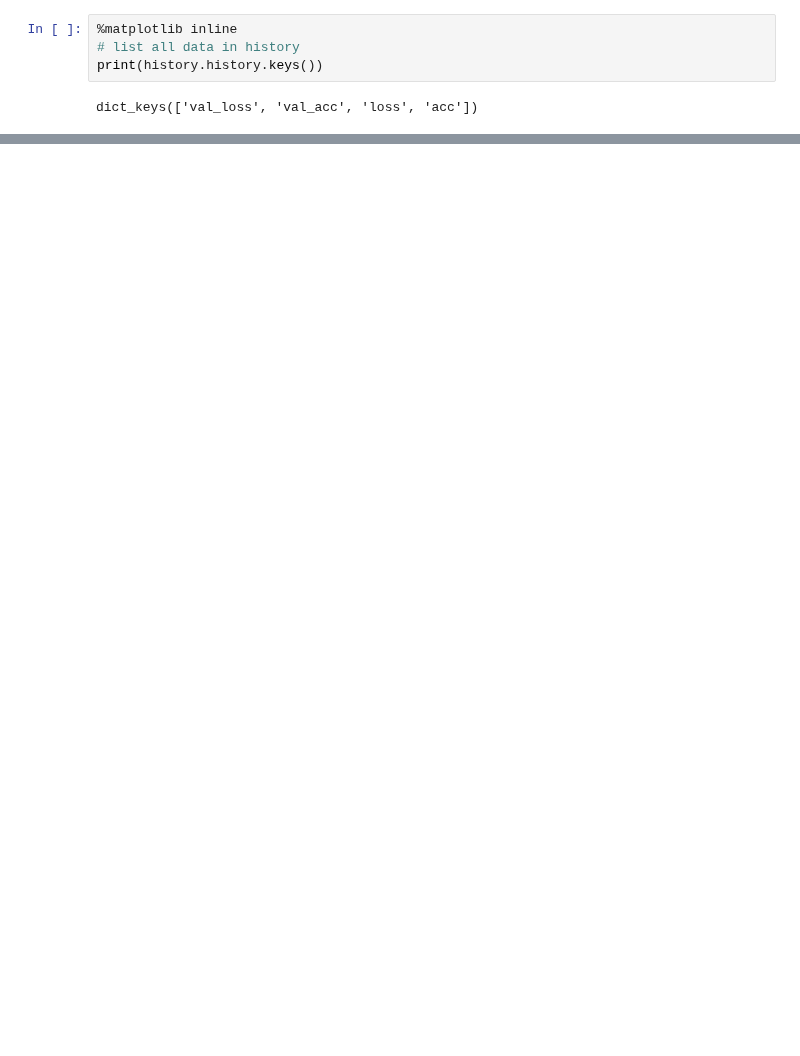
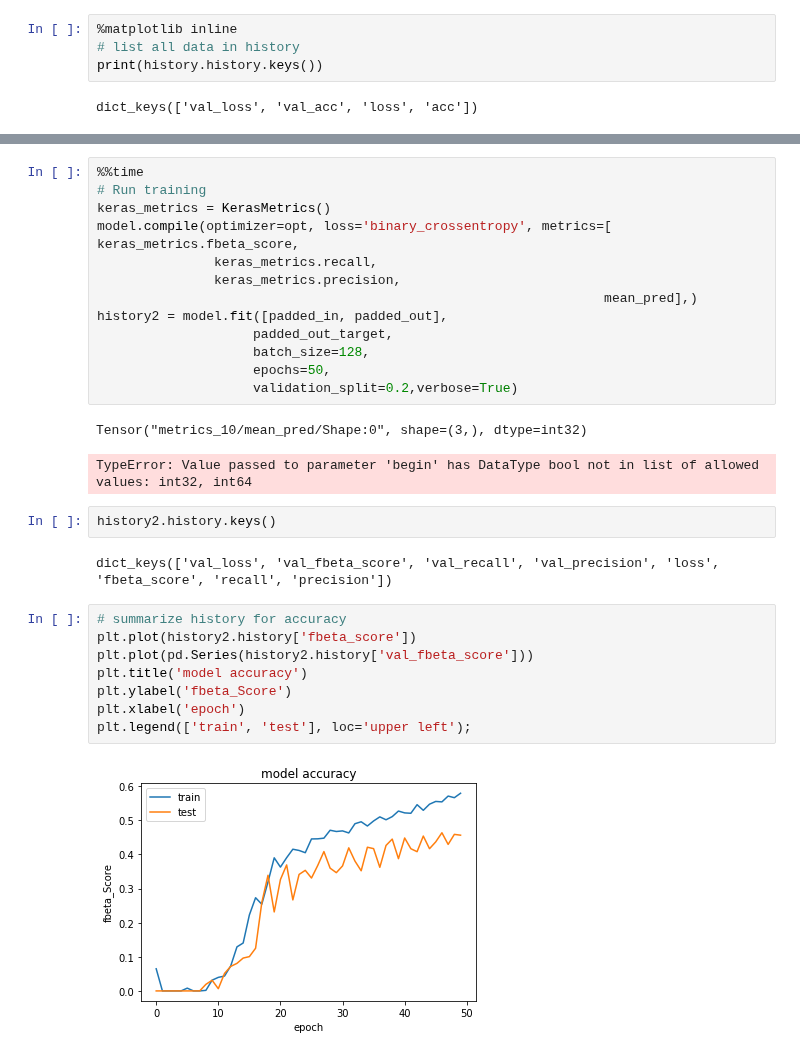
Before and after one commit to beatrizalbiero/MsResearch, a Jupyter notebook: input_features.ipynb, the cells around one changed output, grey strips where cells are left out. Drawn from its saved outputs; the diff is of its cells as text; blank space fills up the shorter version.

```diff
--- a/input_features.ipynb
+++ b/input_features.ipynb
@@ -305,0 +274,30 @@ keras.callbacks.History
+# %%
+%%time
+# Run training
+keras_metrics = KerasMetrics()
+model.compile(optimizer=opt, loss='binary_crossentropy', metrics=[ keras_metrics.fbeta_score,
+               keras_metrics.recall,
+               keras_metrics.precision,
+                                                                 mean_pred],)
+history2 = model.fit([padded_in, padded_out],
+                    padded_out_target,
+                    batch_size=128,
+                    epochs=50,
+                    validation_split=0.2,verbose=True)
+# %% [output]
+Tensor("metrics_10/mean_pred/Shape:0", shape=(3,), dtype=int32)
+TypeError: Value passed to parameter 'begin' has DataType bool not in list of allowed values: int32, int64
+# %%
+history2.history.keys()
+# %% [output]
+dict_keys(['val_loss', 'val_fbeta_score', 'val_recall', 'val_precision', 'loss', 'fbeta_score', 'recall', 'precision'])
+# %%
+# summarize history for accuracy
+plt.plot(history2.history['fbeta_score'])
+plt.plot(pd.Series(history2.history['val_fbeta_score']))
+plt.title('model accuracy')
+plt.ylabel('fbeta_Score')
+plt.xlabel('epoch')
+plt.legend(['train', 'test'], loc='upper left');
+# %% [output]
+[figure, added]
```
Also changed, not shown: parts of 44 cells of this notebook.
